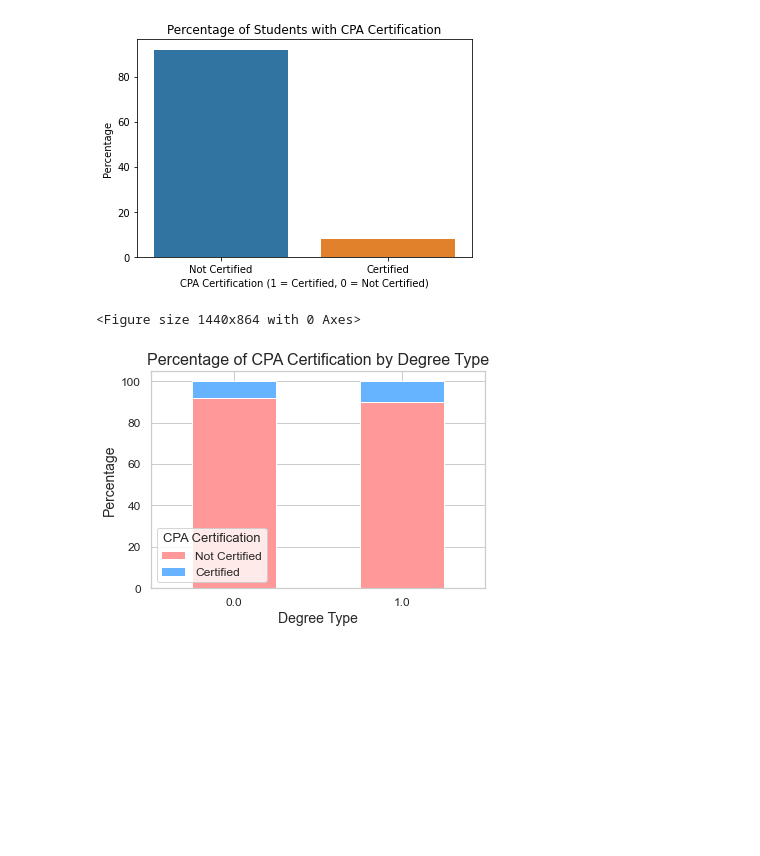
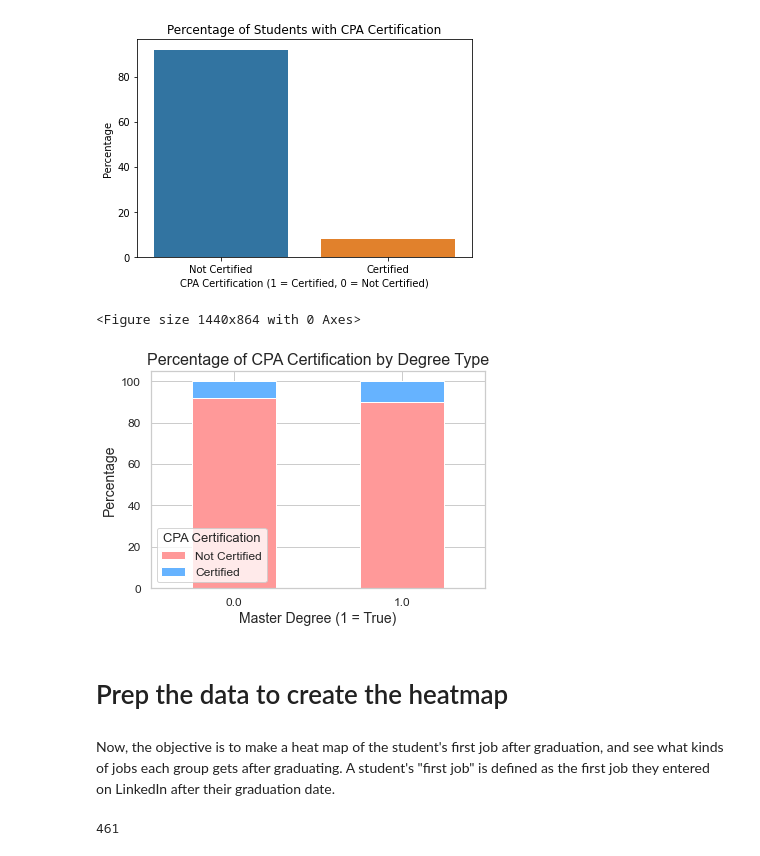
Before and after one commit to AntonDeFranco/Revelio, a Jupyter notebook: Accounting_Revelio_Code.ipynb, the cells around one changed output. Cells and saved outputs as stored; diff of their text form; code cells hidden in the pictures; blank space fills up the shorter version.

Commit message:
Update Accounting_Revelio_Code.ipynb
Updated progress to include preliminary results

```diff
--- a/Accounting_Revelio_Code.ipynb
+++ b/Accounting_Revelio_Code.ipynb
@@ -536,31 +540,40 @@ cpa_grouped = df_purdue_accounting_undergrads_names_date_master_cpa.groupby('Mas
 # %%
 # Set the aesthetic style of the plots
 sns.set(style="whitegrid")
 
 # Increase the default figure size
 plt.figure(figsize=(20, 12))  # Width, height in inches
 
 # Example Data Preparation (assuming the dataframe is ready)
 # cpa_grouped = df_purdue_accounting_undergrads_names_date_master_cpa.groupby('degree_type')['CPA'].value_counts(normalize=True).mul(100).unstack()
 
 # Plotting the data
 ax = cpa_grouped.plot(kind='bar', stacked=True, color=['#ff9999','#66b3ff'])  # Choose colors for visual distinction
 
 # Title and labels
 plt.title('Percentage of CPA Certification by Degree Type', fontsize=16)
-plt.xlabel('Degree Type', fontsize=14)
+plt.xlabel('Master Degree (1 = True)', fontsize=14)
 plt.ylabel('Percentage', fontsize=14)
 plt.xticks(rotation=0, fontsize=12)  # Keep the labels on the x-axis readable
 plt.yticks(fontsize=12)
 
 # Legend settings
 plt.legend(title='CPA Certification', labels=['Not Certified', 'Certified'], fontsize=12, title_fontsize=13)
 
 # Adding a grid for better readability of the plot
 plt.grid(True)
 
 # Show plot
 plt.show()
 # %% [output]
 <Figure size 1440x864 with 0 Axes>
-[figure, old version]
+[figure, new version]
+# %% [markdown]
+# Prep the data to create the heatmap
+# %% [markdown]
+Now, the objective is to make a heat map of the student's first job after graduation, and see what kinds of jobs each group gets after graduating. A student's "first job" is defined as the first job they entered on LinkedIn after their graduation date.
+# %%
+# find the number of missing enddates and drop them from this sample
+df_purdue_accounting_undergrads_names_date_master_cpa['enddate'].isna().sum()
+# %% [output]
+461
```
Also changed, not shown: parts of 29 cells of this notebook.
